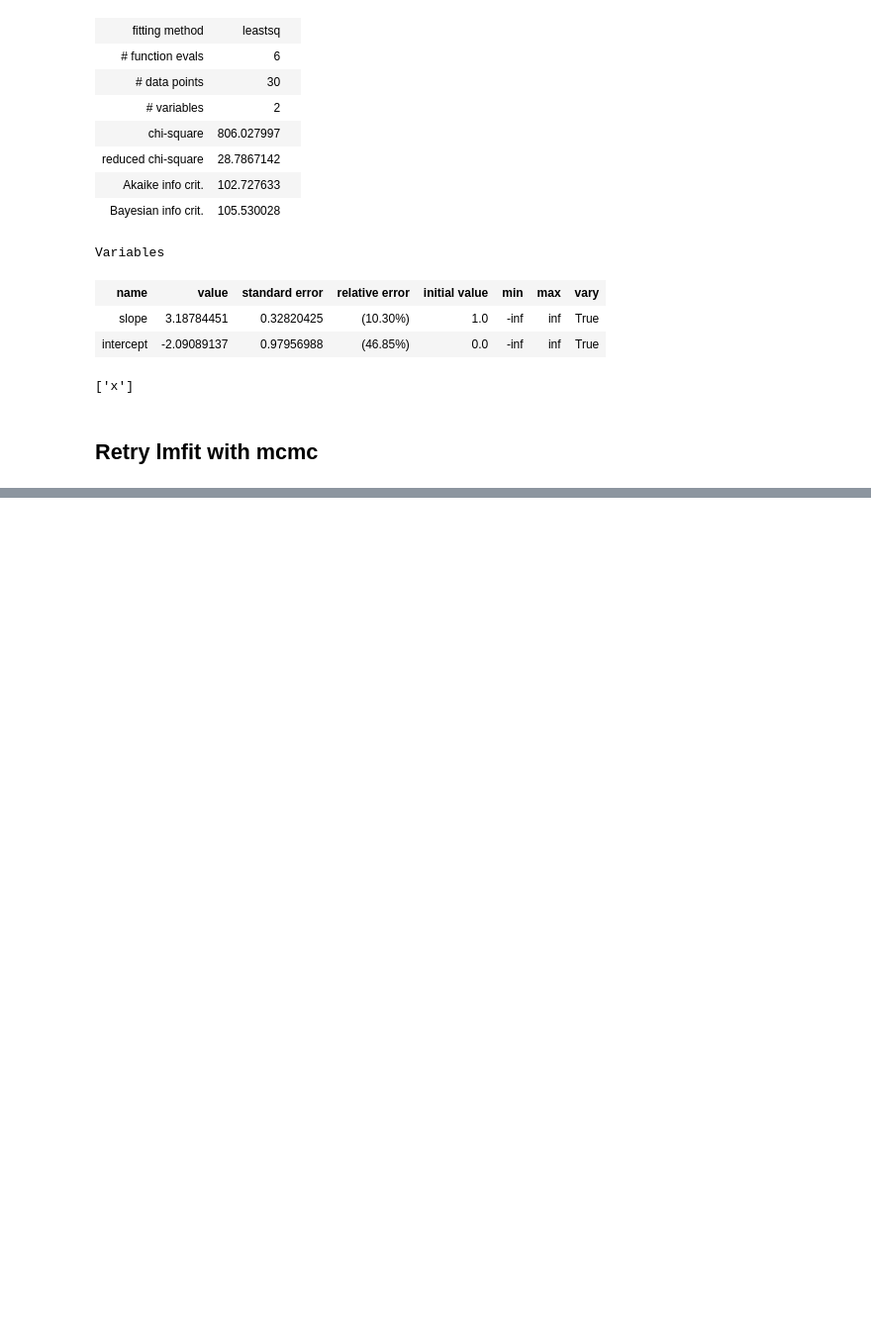
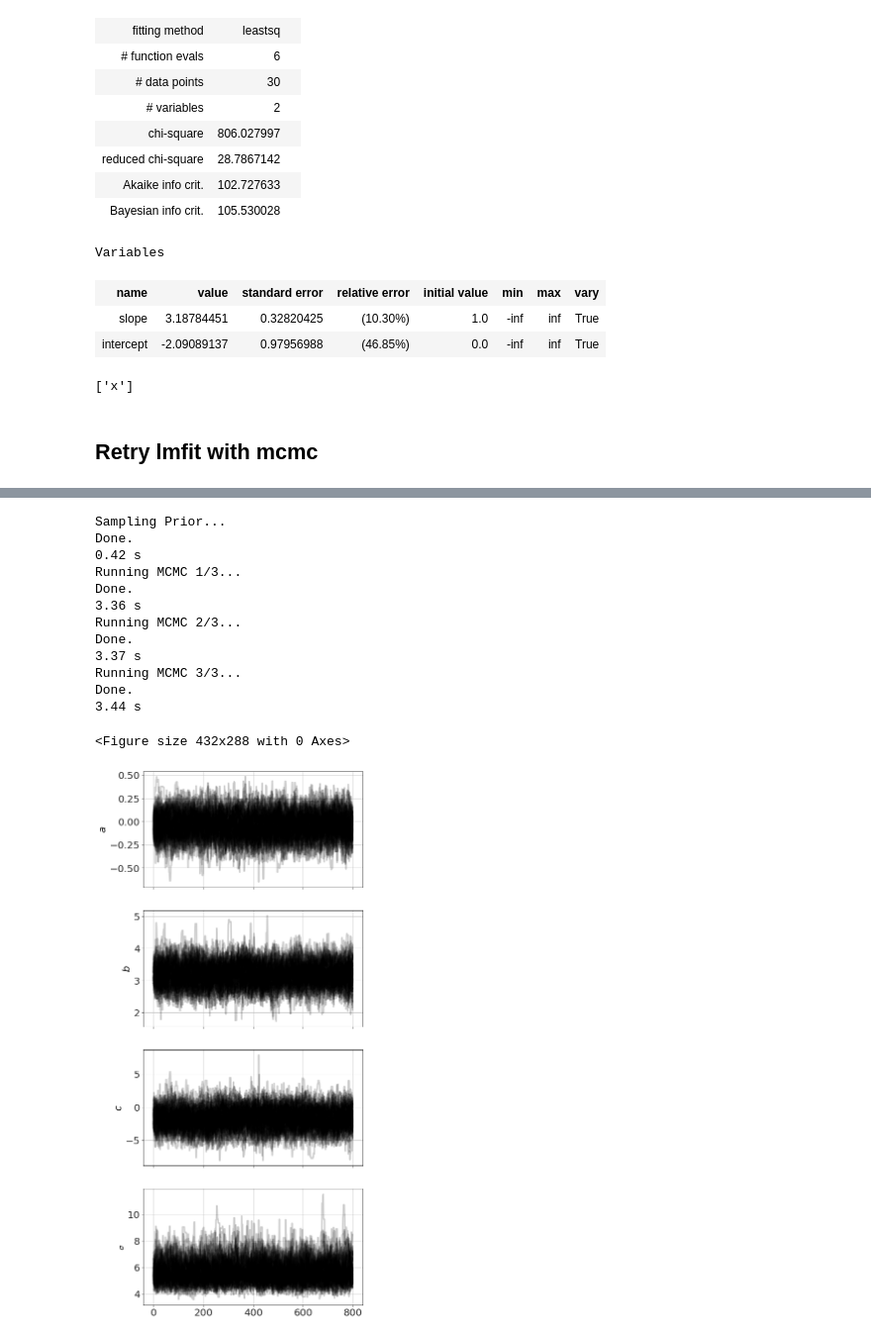
Before and after one commit to bblais/Computer-Programming-for-the-Sciences-Spring-2021, a Jupyter notebook: 2021-04-15 - lmfit with mcmc.ipynb, the cells around one changed output, grey strips where cells are left out. Shown at 99% size. Cells and saved outputs as stored; diff of their text form; code cells hidden in the pictures; blank space fills up the shorter version.

```diff
--- a/2021-04-15 - lmfit with mcmc.ipynb
+++ b/2021-04-15 - lmfit with mcmc.ipynb
@@ -148,0 +143,4 @@ model.triangle_plot()
+# %%
+t=array(data['x'])
+V=array(data['y'])
+t,V
@@ -148,0 +189,28 @@ model.triangle_plot()
+# %%
+lmmodel=lmfit.Model(my_function)
+lmparams=lmmodel.make_params()
+
+model=MCMCModel((t,V),lnlike,
+                a=Uniform(-50,50),
+                b=Uniform(-50,50),
+                c=Uniform(-50,50),
+                _σ=Jeffreys(),  # need to define this even though it isn't in your function
+               )
+# %%
+model.run_mcmc(800,repeat=3)
+model.plot_chains()
+# %% [output]
+Sampling Prior...
+Done.
+0.42 s
+Running MCMC 1/3...
+Done.
+3.36 s
+Running MCMC 2/3...
+Done.
+3.37 s
+Running MCMC 3/3...
+Done.
+3.44 s
+<Figure size 432x288 with 0 Axes>
+[figure, added]
```
Also changed, not shown: parts of 14 cells of this notebook, 3 other files.
